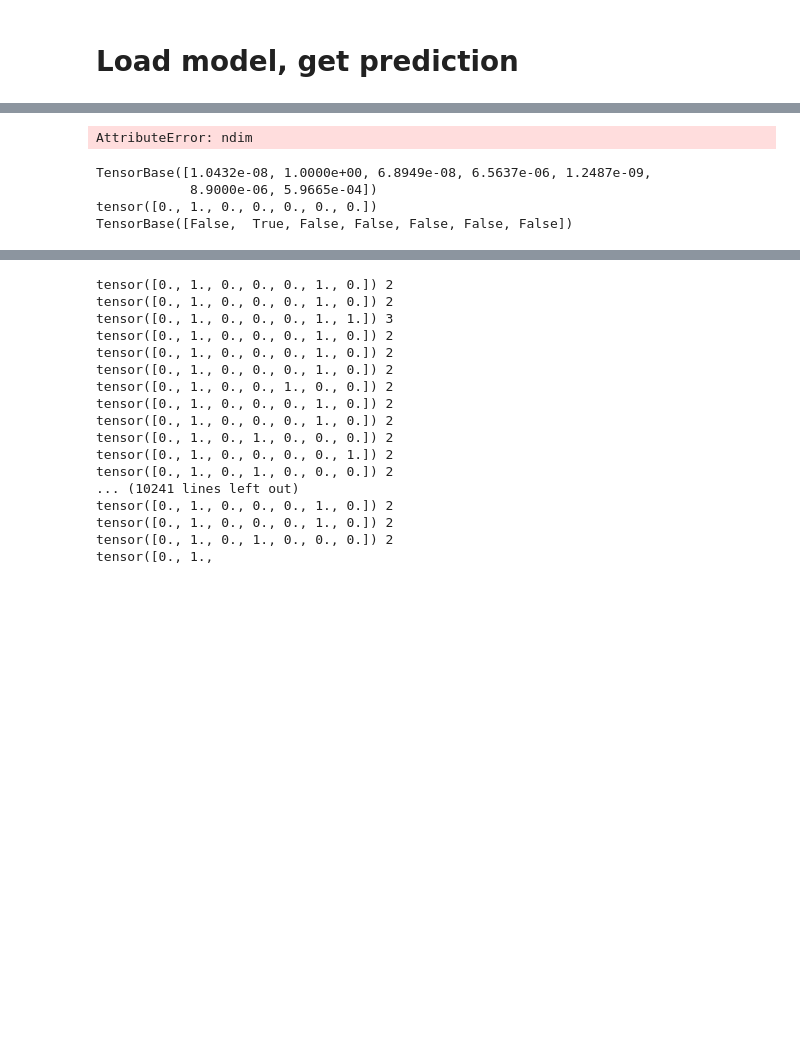
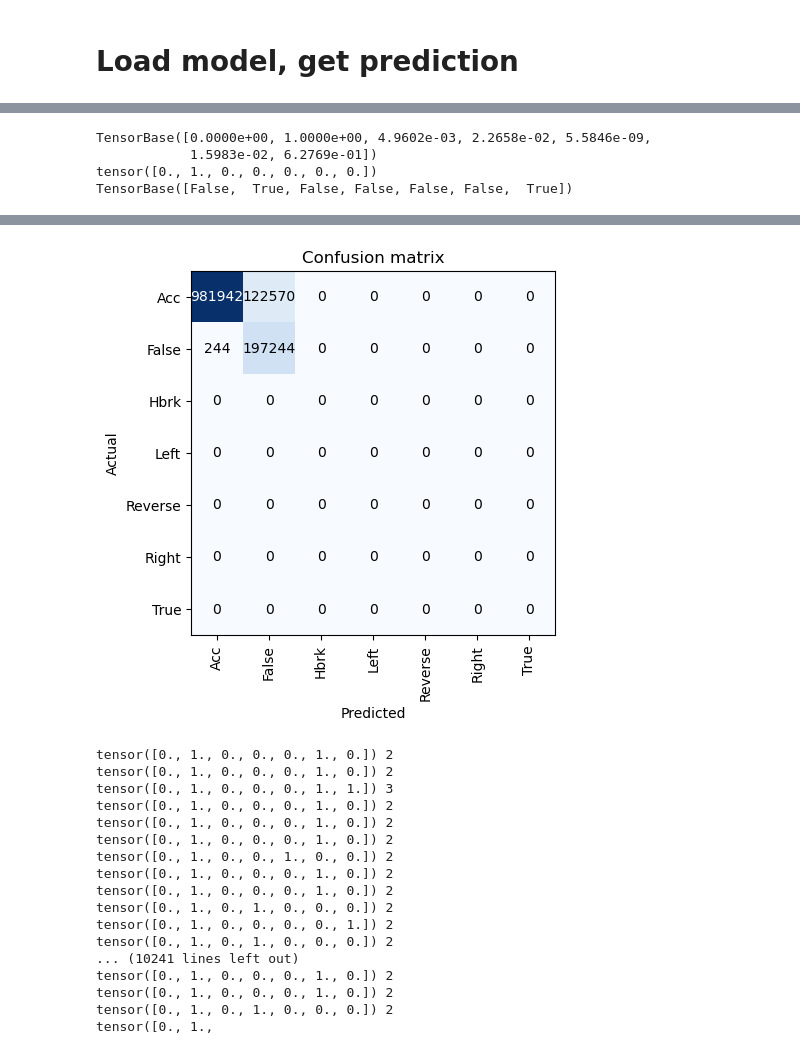
Before and after one commit to aivill-project/v2x_ts, a Jupyter notebook: V2X_preprocess_8.ipynb, the cells around one changed output, grey strips where cells are left out. Drawn from its saved outputs; the diff is of its cells as text; code cells hidden in the pictures; blank space fills up the shorter version.

```diff
--- a/V2X_preprocess_8.ipynb
+++ b/V2X_preprocess_8.ipynb
@@ -365,13 +514,9 @@ learn.save_all("models/V2X_9")
 # %% [markdown]
 # Load model, get prediction
 # %%
-learn = load_learner_all(path="V2X_9", dls_fname='dls', model_fname='model', learner_fname='learner')
+learn = load_learner_all(path="models/V2X_8", dls_fname='dls', model_fname='model', learner_fname='learner')
 dls = learn.dls
 dls_valid = dls.valid
 test_probas, test_targets, test_preds = learn.get_preds(dl=dls_valid, with_decoded=True)
 # %% [output]
 [interactive output not drawn]
-# %%
-learn.get_preds(
-# %% [output]
-AttributeError: ndim
@@ -382,7 +525,11 @@ print(test_probas[0])
 print(test_targets[0])
 print(test_preds[0])
 # %% [output]
-TensorBase([1.0432e-08, 1.0000e+00, 6.8949e-08, 6.5637e-06, 1.2487e-09,
-            8.9000e-06, 5.9665e-04])
+TensorBase([0.0000e+00, 1.0000e+00, 4.9602e-03, 2.2658e-02, 5.5846e-09,
+            1.5983e-02, 6.2769e-01])
 tensor([0., 1., 0., 0., 0., 0., 0.])
-TensorBase([False,  True, False, False, False, False, False])
+TensorBase([False,  True, False, False, False, False,  True])
+# %%
+interp = ClassificationInterpretation.from_learner(learn)
+interp.plot_confusion_matrix()
+# %% [output]
@@ -389,2 +537,3 @@ TensorBase([False,  True, False, False, False, False, False])
+[figure, added]
 # %%
 # check test_targets[0] if it has two 1s
```
Also changed, not shown: parts of 32 cells of this notebook, 13 other files.
